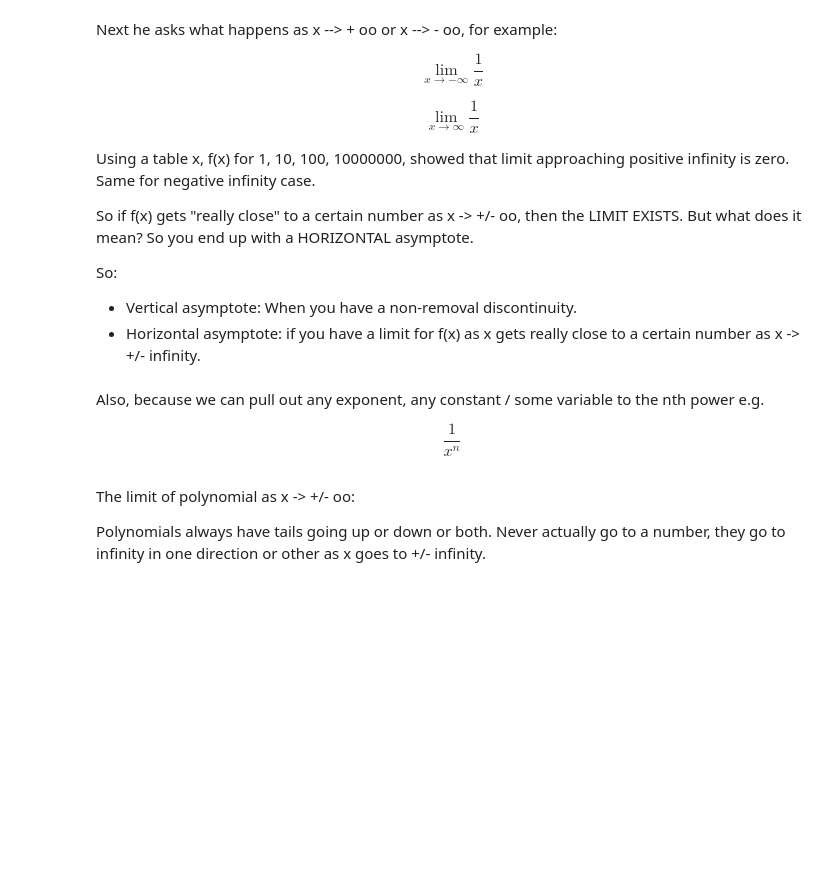
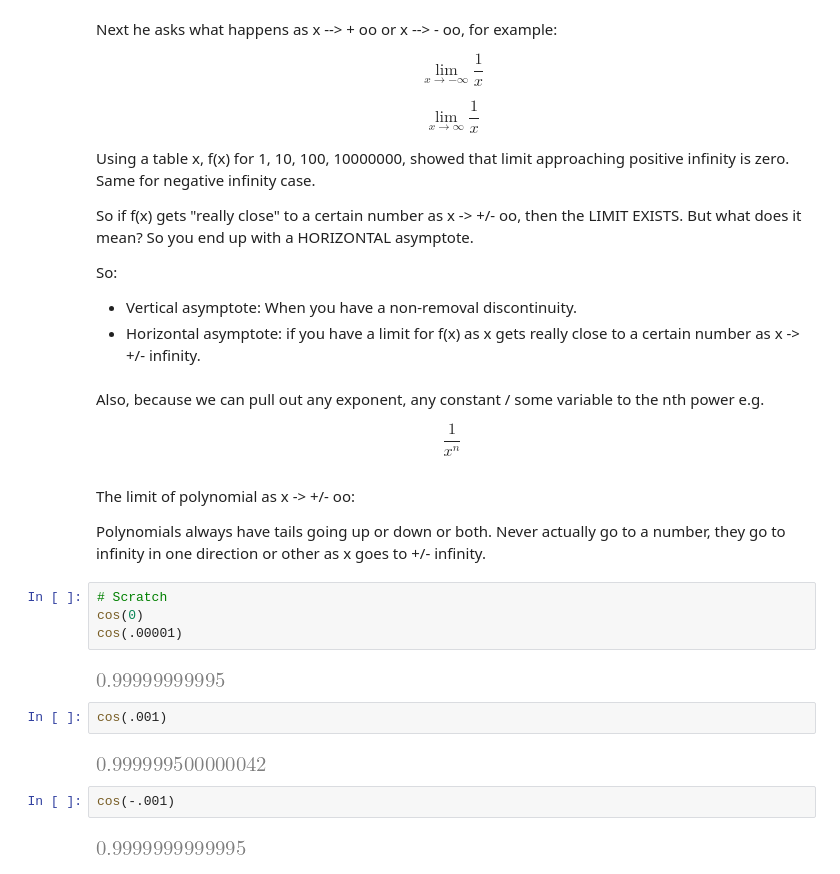
Before and after one commit to JohnLockwood/math, a Jupyter notebook: Limits.ipynb, the cells around one changed output. Saved outputs shown, nothing was run; the diff lists cells and outputs as text; blank space fills up the shorter version.

```diff
--- a/Limits.ipynb
+++ b/Limits.ipynb
@@ -118,3 +171,17 @@ $$
 The limit of polynomial as x -> +/- oo:
 
 Polynomials always have tails going up or down or both.  Never actually go to a number, they go to infinity in one direction or other as x goes to +/- infinity.
+# %%
+# Scratch
+cos(0)
+cos(.00001)
+# %% [output]
+[figure, added]
+# %%
+cos(.001)
+# %% [output]
+[figure, added]
+# %%
+cos(-.001)
+# %% [output]
+[figure, added]
```
Also changed, not shown: parts of 4 cells of this notebook, 3 other files.
